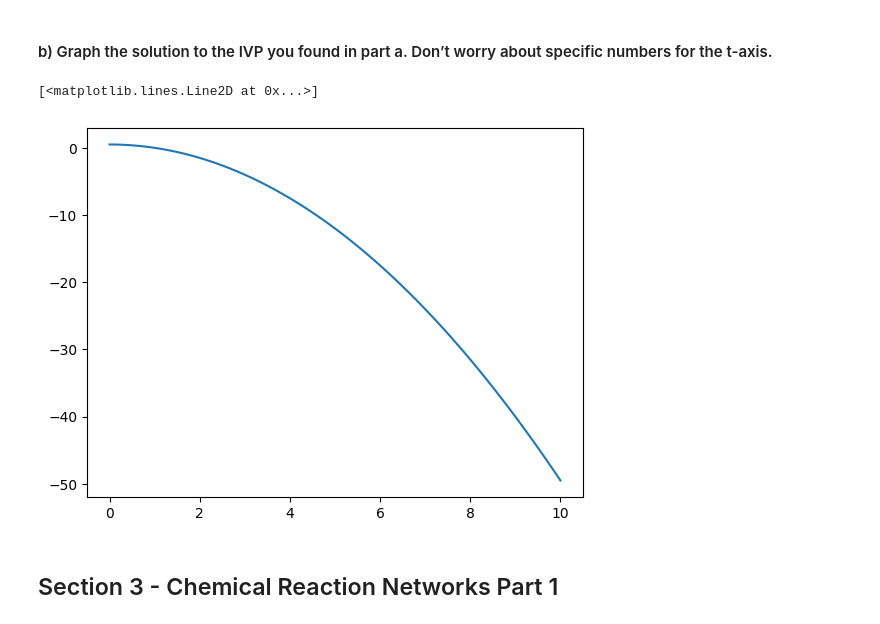
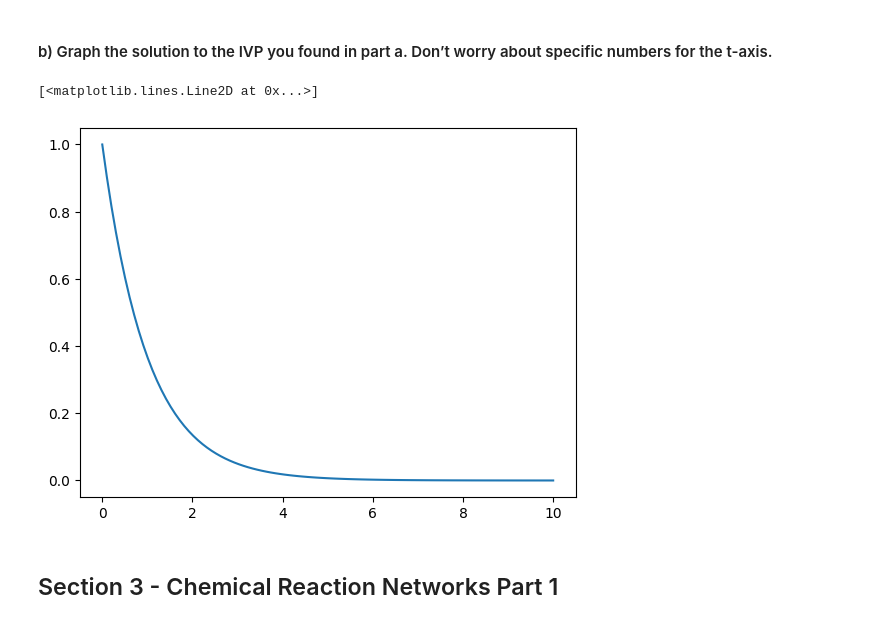
Before and after one commit to TC-Wheel/modeling_biological_systems, a Jupyter notebook: homework_1.ipynb, the cells around one changed output. Cells and saved outputs as stored; diff of their text form; code cells hidden in the pictures.

```diff
--- a/homework_1.ipynb
+++ b/homework_1.ipynb
@@ -158,12 +158,12 @@ import numpy as np
 from matplotlib import pyplot as plt
 # %%
 t = np.linspace(0, 10, 100)
-x = -((t**2)/2) + 1/2
+x = np.exp(-t)
 
 plt.plot(t, x)
 # %% [output]
 [<matplotlib.lines.Line2D at 0x...>]
-[figure, old version]
+[figure, new version]
 # %% [markdown]
 ## Section 3 - Chemical Reaction Networks Part 1
 # %% [markdown]
```
Also changed, not shown: parts of 9 cells of this notebook.
